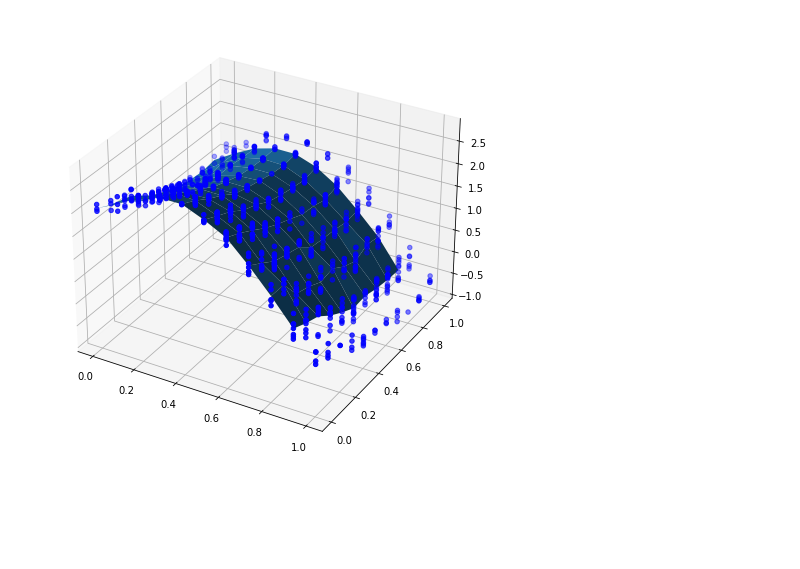
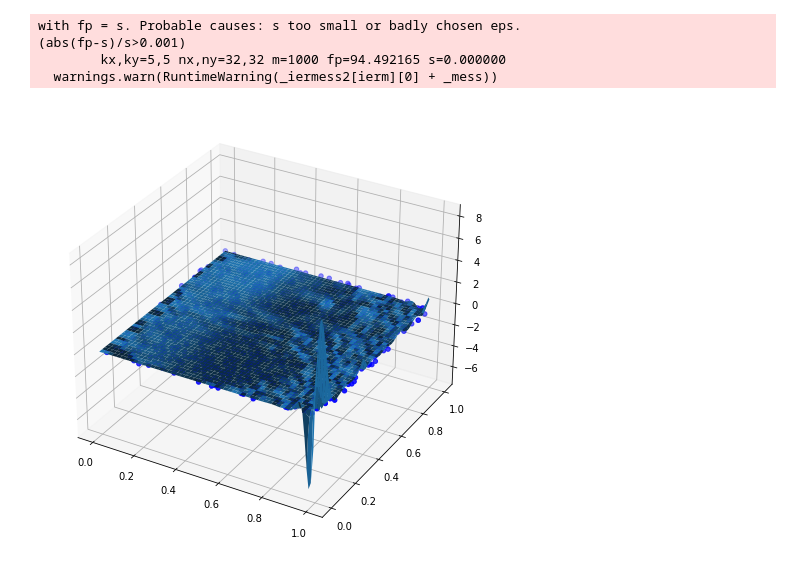
Before and after one commit to ekalinicheva/plot_vegetation_coverage, a Jupyter notebook: notebooks/approximate_DTM_creation.ipynb, the cells around one changed output. Saved outputs shown, nothing was run; the diff lists cells and outputs as text; code cells hidden in the pictures; blank space fills up the shorter version.

```diff
--- a/notebooks/approximate_DTM_creation.ipynb
+++ b/notebooks/approximate_DTM_creation.ipynb
@@ -34,0 +20,15 @@ plt.show()
+# %%
+df = pd.DataFrame(xyz)
+## TODO: change this to a specified number instead of meter precision ?
+df.values[:, :2] = np.round(df.values[:, :2], 2)
+df.columns = ["x", "y", "z"]
+
+plt.figure(figsize=(8, 8))
+
+ax = plt.axes(projection="3d")
+ax.scatter3D(
+    df.values[:, 0], df.values[:, 1], df.values[:, 2], c=df.values[:, 2], cmap="Greens"
+)
+plt.xlabel("x")
+plt.xlabel("z")
+plt.show()
@@ -35,24 +37,30 @@ plt.show()
 # %%
 # Learn the approximate DTM
 # Linar interpolation is more robust that cubic on the edges.
 
 xzmin = df.groupby(["x","y"])["z"].min()+0.5
 xzmin = xzmin.reset_index()
-f = interpolate.interp2d(df.values[:,0], df.values[:,1], df.values[:,2], kind='linear')
-x = (np.arange(0, 1, 0.1))
-y = (np.arange(0, 1, 0.1))
-xx, yy = np.meshgrid(x, y)
-xx_coord = xx.flatten()
-yy_coord = yy.flatten()
-zz_coord = f(x,y)
+f = interpolate.interp2d(df.values[:,0], df.values[:,1], df.values[:,2], kind='quintic')
+x_steps = (np.arange(0, 1, 0.01))
+y_steps = (np.arange(0, 1, 0.01))
+zz_coord = f(x_steps,y_steps)
+
+# xx_coord = xx.flatten()
+# yy_coord = yy.flatten()
 # cf. https://stackoverflow.com/questions/47087109/evaluate-the-output-from-scipy-2d-interpolation-along-a-curve
 # zz_coord = interpolate.dfitpack.bispeu(f.tck[0], f.tck[1], f.tck[2], f.tck[3], f.tck[4], xx_coord, yy_coord)[0]
+
 
 # Visualize
 plt.figure(figsize=(8,8))
 ax = plt.axes(projection='3d')
 ax.scatter3D(df.values[:,0], df.values[:,1], df.values[:,2], c= "b", cmap='Greens');
+xx, yy = np.meshgrid(x_steps, y_steps)
 ax.plot_surface(xx, yy, zz_coord);
 # %% [output]
+with fp = s. Probable causes: s too small or badly chosen eps.
+(abs(fp-s)/s>0.001)
+        kx,ky=5,5 nx,ny=32,32 m=1000 fp=94.492165 s=0.000000
+  warnings.warn(RuntimeWarning(_iermess2[ierm][0] + _mess))
-[figure, old version]
+[figure, new version]
 # %%
```
Also changed, not shown: parts of 7 cells of this notebook, 1 other file.
